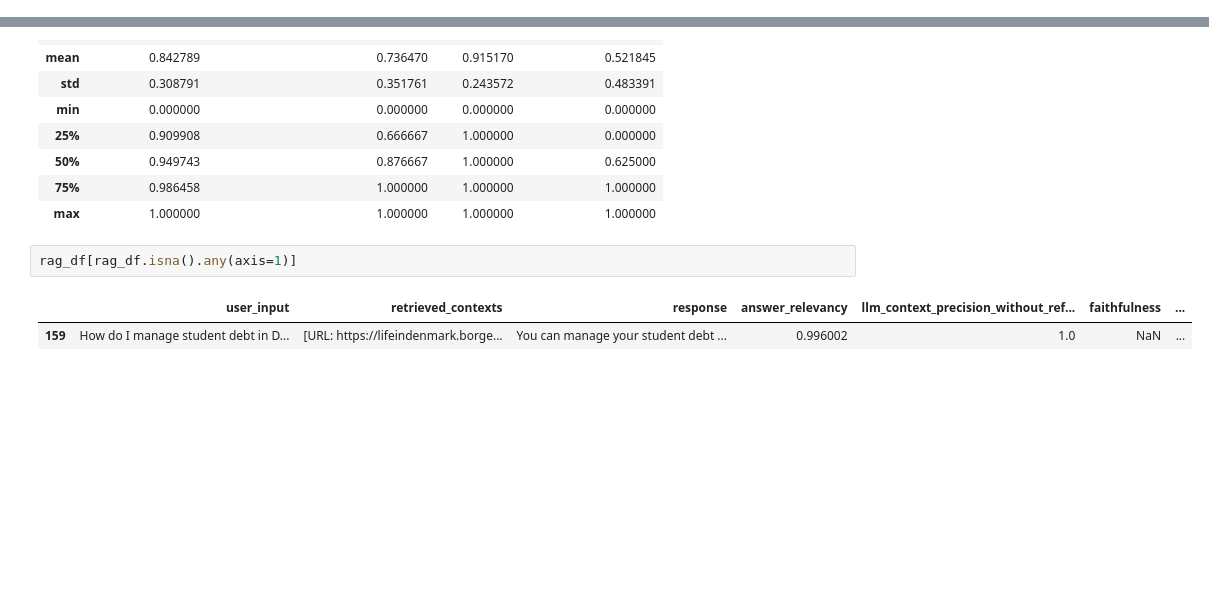
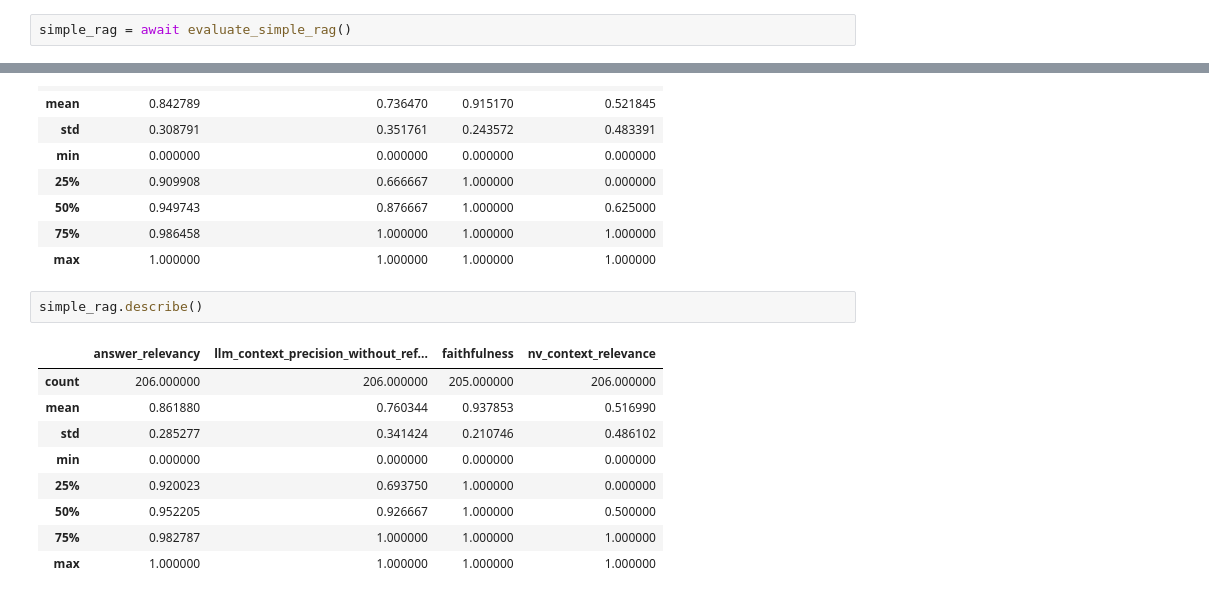
Before and after one commit to ivanarena/dreamplan-ai-financial-advisor, a Jupyter notebook: experiment/evaluation.ipynb, the cells around one changed output, grey strips where cells are left out. Drawn from its saved outputs; the diff is of its cells as text; blank space fills up the shorter version.

Commit message:
Add simple and dense RAG

```diff
--- a/experiment/evaluation.ipynb
+++ b/experiment/evaluation.ipynb
@@ -12,3 +14,5 @@ No abbreviations file found for en. Using default abbreviations.
 # %%
 
 dispatching = await evaluate_dispatching()
+# %%
+simple_rag = await evaluate_simple_rag()
@@ -67,7 +211,14 @@ rag_df.describe()
 | 75% | 0.986458 | 1.000000 | 1.000000 | 1.000000 |
 | max | 1.000000 | 1.000000 | 1.000000 | 1.000000 |
 # %%
-rag_df[rag_df.isna().any(axis=1)]
+simple_rag.describe()
 # %% [output]
-|  | user_input | retrieved_contexts | response | answer_relevancy | llm_context_precision_without_ref... | faithfulness | ... |
-| 159 | How do I manage student debt in D... | [URL: https://lifeindenmark.borge... | You can manage your student debt ... | 0.996002 | 1.0 | NaN | ... |
+|  | answer_relevancy | llm_context_precision_without_ref... | faithfulness | nv_context_relevance |
+| count | 206.000000 | 206.000000 | 205.000000 | 206.000000 |
+| mean | 0.861880 | 0.760344 | 0.937853 | 0.516990 |
+| std | 0.285277 | 0.341424 | 0.210746 | 0.486102 |
+| min | 0.000000 | 0.000000 | 0.000000 | 0.000000 |
+| 25% | 0.920023 | 0.693750 | 1.000000 | 0.000000 |
+| 50% | 0.952205 | 0.926667 | 1.000000 | 0.500000 |
+| 75% | 0.982787 | 1.000000 | 1.000000 | 1.000000 |
+| max | 1.000000 | 1.000000 | 1.000000 | 1.000000 |
```
Also changed, not shown: parts of 4 cells of this notebook, 6 other files.
